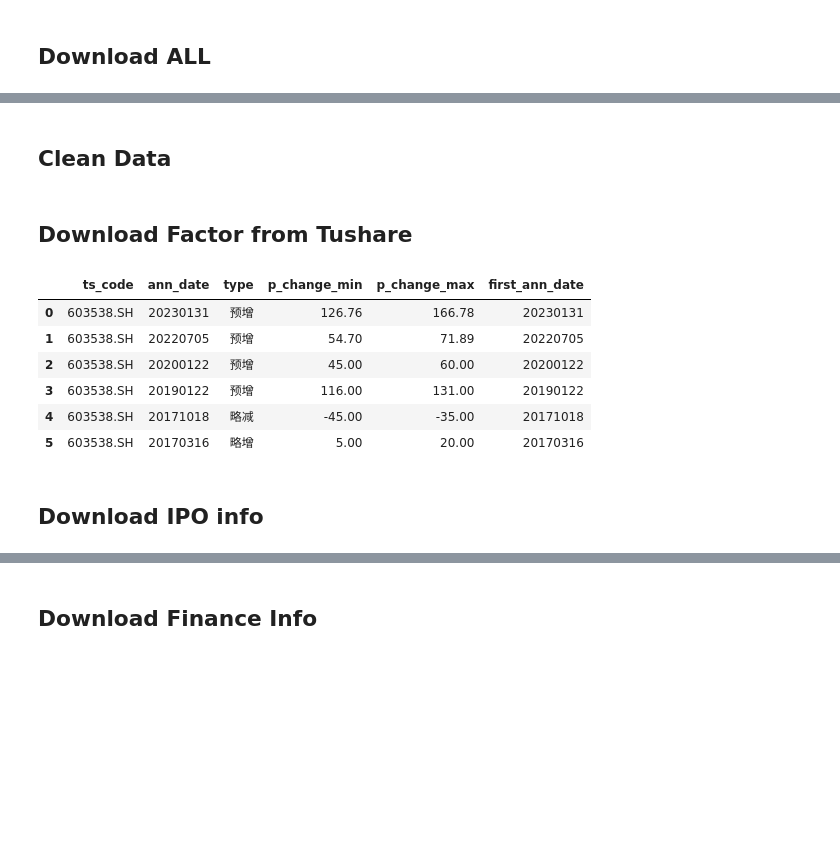
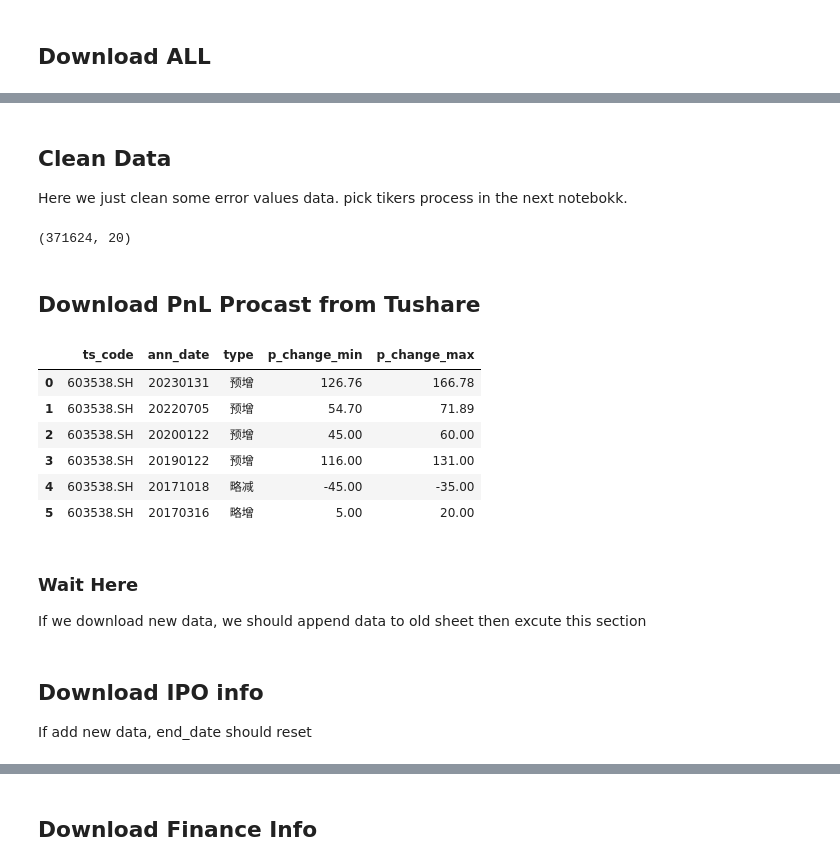
Before and after one commit to JiaRuiming-1/AI-Trading, a Jupyter notebook: P7_Backtesting/DownLoad_from_Tushare.ipynb, the cells around one changed output, grey strips where cells are left out. Drawn from its saved outputs; the diff is of its cells as text; code cells hidden in the pictures; blank space fills up the shorter version.

```diff
--- a/P7_Backtesting/DownLoad_from_Tushare.ipynb
+++ b/P7_Backtesting/DownLoad_from_Tushare.ipynb
@@ -71,3 +87,0 @@ df.head()
-# %%
-fundamental_df = pd.read_csv('fundamental_20170405_20230317.csv').iloc[:,1:]
-fundamental_df.head()
@@ -117,7 +124,7 @@ def get_dayIndicator_from_Tushare(fundamental_df):
 
     def get_daydata_by_ticker_(ts_code):
         # inidcator check: https://tushare.pro/document/2?doc_id=296
-        my_fields = 'ts_code,trade_date,close_qfq,open_qfq,high_qfq,low_qfq,amount,vol,cci'
+        my_fields = 'ts_code,trade_date,close_qfq,open_qfq,high_qfq,low_qfq,amount,vol,rsi_6,rsi_12'
         df = pro.stk_factor(ts_code=ts_code, start_date=calendar[0], end_date=calendar[-1], fields=my_fields)
         df.rename(columns = {'close_qfq':'close', 'open_qfq':'open', 'high_qfq':'high', 'low_qfq':'low'}, inplace = True)
         return df
@@ -129,8 +136,8 @@ def get_dayIndicator_from_Tushare(fundamental_df):
         df = df.append(ticker_df)
     return df
 
-df_20170103_ = get_dayIndicator_from_Tushare(df.iloc[:2,])
-df_20170103 = df_20170103.merge(df_20170103_, on=['trade_date','ts_code'], how='left')
-print(df_20170103.shape)
-df_20170103.head()
+df_day = get_dayIndicator_from_Tushare(fundamental_df.iloc[:1,])
+df_day = df_day.merge(df_base, on=['trade_date','ts_code'], how='left')
+print(df_day.shape)
+df_day.head()
 # %% [output]
@@ -149,25 +153,23 @@ fundamental_df1 = get_basic_from_Tushare(calendar[0])
 # %%
 # download start day
 win_len = 5
-#fundamental_df = get_basic_from_Tushare(calendar[0])
-#fundamental_df = filter_basic_stockDf(df)
 
-# if use fundamental by file excute below
-fundamental_df = fundamental_df1.loc[fundamental_df1.ts_code.isin(fundamental_df.ts_code)]
+fundamental_df = get_basic_from_Tushare(calendar[0])
+fundamental_df = filter_basic_stockDf(fundamental_df)
 
 universe_raw = pd.DataFrame()
 for i in tqdm(range(0,fundamental_df.shape[0]-1,win_len), desc='downloaing'):
-    tmp = fundamental_df.iloc[i:i+win_len,]
-    universe = get_daydata_from_Tushare(tmp)
-    tmp = get_dayIndicator_from_Tushare(tmp)
-    universe = universe.merge(tmp, on=['trade_date','ts_code'], how='left')
+    fundamental_i = fundamental_df.iloc[i:i+win_len,]
+    universe = get_daydata_from_Tushare(fundamental_i)
+    universe_i = get_dayIndicator_from_Tushare(fundamental_i)
+    universe = universe.merge(universe_i, on=['trade_date','ts_code'], how='left')
     universe_raw = universe_raw.append(universe)
 
 if (i+win_len) <= (fundamental_df.shape[0]-1):
-    tmp = fundamental_df.iloc[i+win_len:]
-    universe = get_daydata_from_Tushare(tmp)
-    tmp = get_dayIndicator_from_Tushare(tmp)
-    universe = universe.merge(tmp, on=['trade_date','ts_code'], how='left')
+    fundamental_i = fundamental_df.iloc[i+win_len:]
+    universe = get_daydata_from_Tushare(fundamental_i)
+    universe_i = get_dayIndicator_from_Tushare(fundamental_i)
+    universe = universe.merge(universe_i, on=['trade_date','ts_code'], how='left')
     universe_raw = universe_raw.append(universe)
 
 print(universe_raw.shape)
@@ -206,2 +208,3 @@ universe_raw.head()
 # %% [markdown]
 ## Clean Data
+Here we just clean some error values data. pick tikers process in the next notebokk.
@@ -235,34 +234,36 @@ universe_raw['pb'] = np.where(universe_raw['pb'].isnull(), 1.*1e2, universe_raw[
+# %%
+universe_raw.shape
+# %% [output]
+(371624, 20)
 # %% [markdown]
-## Download Factor from Tushare
+## Download PnL Procast from Tushare
 # %%
-def find_next_close_date(date):
+def find_next_close_date(date, calendar):
     if date in calendar:
         return date
     int_date = int(date)
     min_interval = np.inf
     idx = 0
     for ii,dt in enumerate(calendar):
         if int(dt) > int_date and int(dt) - int_date < min_interval:
             min_interval = int(dt) - int_date
             idx = ii
     return calendar[idx]
 
 # download profit notice
-def get_profit_notice_from_Tushare(ts_code):
-    start_date='20161201'
-    my_fields = 'ts_code,ann_date,first_ann_date,type,p_change_min,p_change_max'
+def get_profit_notice_from_Tushare(ts_code, start_date):
+    my_fields = 'ts_code,ann_date,type,p_change_min,p_change_max'
     df = pro.forecast_vip(ts_code=ts_code ,start_date=start_date, end_date=calendar[-1] ,fields=my_fields)
-    df['first_ann_date'] = np.where(df['first_ann_date'].isnull(), df['ann_date'], df['first_ann_date'])
     df.fillna(method='bfill', inplace=True)
     return df
 
 # test function
-get_profit_notice_from_Tushare('603538.SH')
+get_profit_notice_from_Tushare('603538.SH', '20170101')
 # %% [output]
-|  | ts_code | ann_date | type | p_change_min | p_change_max | first_ann_date |
-| 0 | 603538.SH | 20230131 | 预增 | 126.76 | 166.78 | 20230131 |
-| 1 | 603538.SH | 20220705 | 预增 | 54.70 | 71.89 | 20220705 |
-| 2 | 603538.SH | 20200122 | 预增 | 45.00 | 60.00 | 20200122 |
-| 3 | 603538.SH | 20190122 | 预增 | 116.00 | 131.00 | 20190122 |
-| 4 | 603538.SH | 20171018 | 略减 | -45.00 | -35.00 | 20171018 |
-| 5 | 603538.SH | 20170316 | 略增 | 5.00 | 20.00 | 20170316 |
+|  | ts_code | ann_date | type | p_change_min | p_change_max |
+| 0 | 603538.SH | 20230131 | 预增 | 126.76 | 166.78 |
+| 1 | 603538.SH | 20220705 | 预增 | 54.70 | 71.89 |
+| 2 | 603538.SH | 20200122 | 预增 | 45.00 | 60.00 |
+| 3 | 603538.SH | 20190122 | 预增 | 116.00 | 131.00 |
+| 4 | 603538.SH | 20171018 | 略减 | -45.00 | -35.00 |
+| 5 | 603538.SH | 20170316 | 略增 | 5.00 | 20.00 |
@@ -299,0 +298,3 @@ for key in type_dict.keys():
+# %% [markdown]
+### Wait Here
+If we download new data, we should append data to old sheet then excute this section
@@ -300,3 +313,4 @@ for key in type_dict.keys():
 # %% [markdown]
 ## Download IPO info
+If add new data, end_date should reset
 # %%
```
Also changed, not shown: parts of 43 cells of this notebook.
